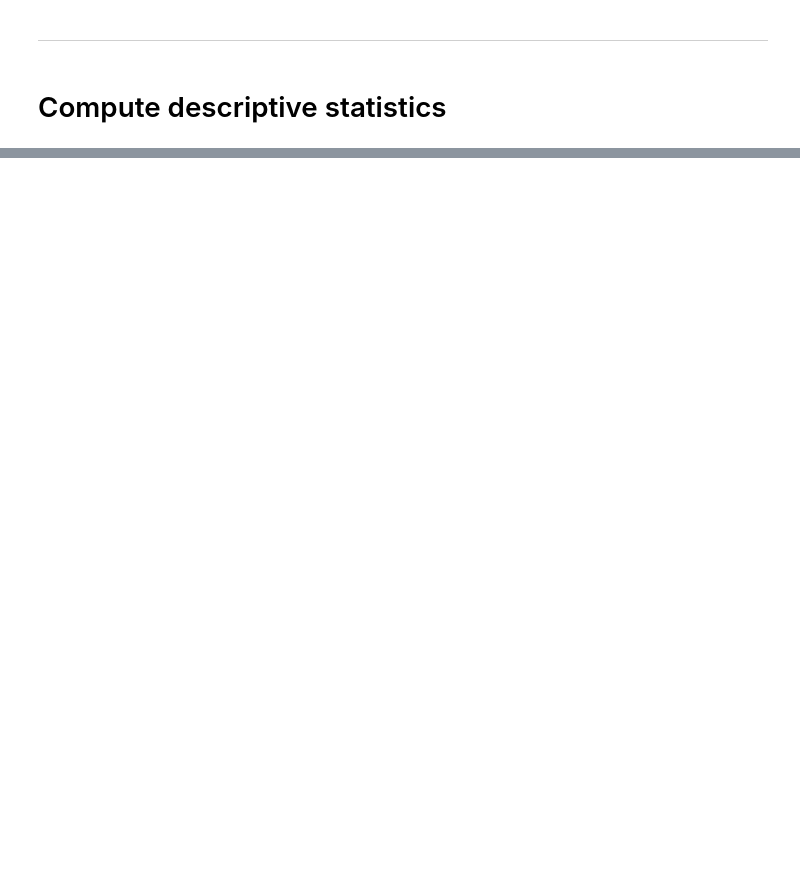
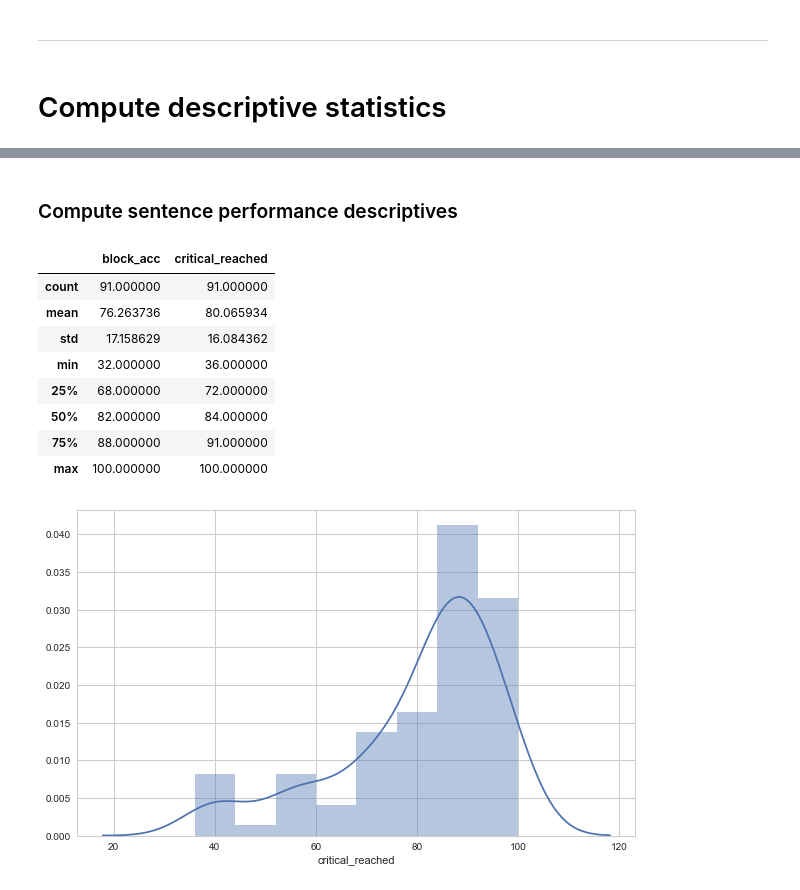
Before and after one commit to NickAnderegg/rpacr-analysis, a Jupyter notebook: New Maze Analysis.ipynb, the cells around one changed output, grey strips where cells are left out. Saved outputs shown, nothing was run; the diff lists cells and outputs as text; code cells hidden in the pictures; blank space fills up the shorter version.

```diff
--- a/New Maze Analysis.ipynb
+++ b/New Maze Analysis.ipynb
@@ -980,0 +973,21 @@ fig.savefig('descriptives/critical_reached.png')
+# %% [markdown]
+### Compute sentence performance descriptives
+# %%
+sentence_performance = compute_performance(filtered_performance, 'sentence_number', 'participant')
+
+display(sentence_performance[['block_acc', 'critical_reached']].describe())
+
+p = sns.distplot(sentence_performance['critical_reached'])
+fig = p.get_figure()
+fig.savefig('descriptives/sentence_performance.png')
+# %% [output]
+|  | block_acc | critical_reached |
+| count | 91.000000 | 91.000000 |
+| mean | 76.263736 | 80.065934 |
+| std | 17.158629 | 16.084362 |
+| min | 32.000000 | 36.000000 |
+| 25% | 68.000000 | 72.000000 |
+| 50% | 82.000000 | 84.000000 |
+| 75% | 88.000000 | 91.000000 |
+| max | 100.000000 | 100.000000 |
+[figure, added]
```
Also changed, not shown: parts of 54 cells of this notebook, 9 other files.
